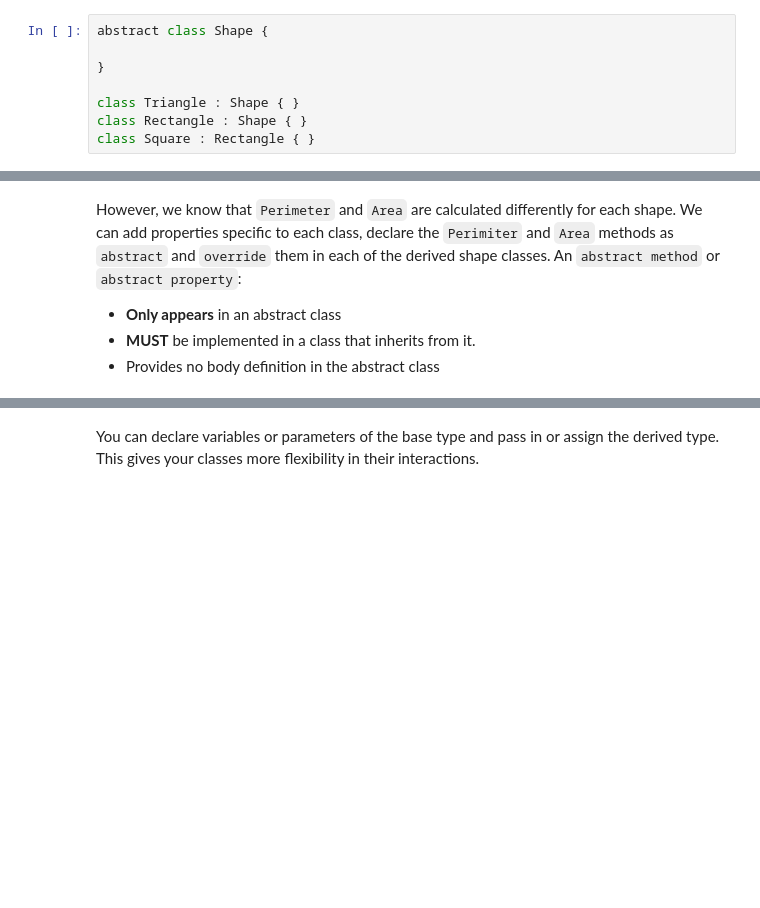
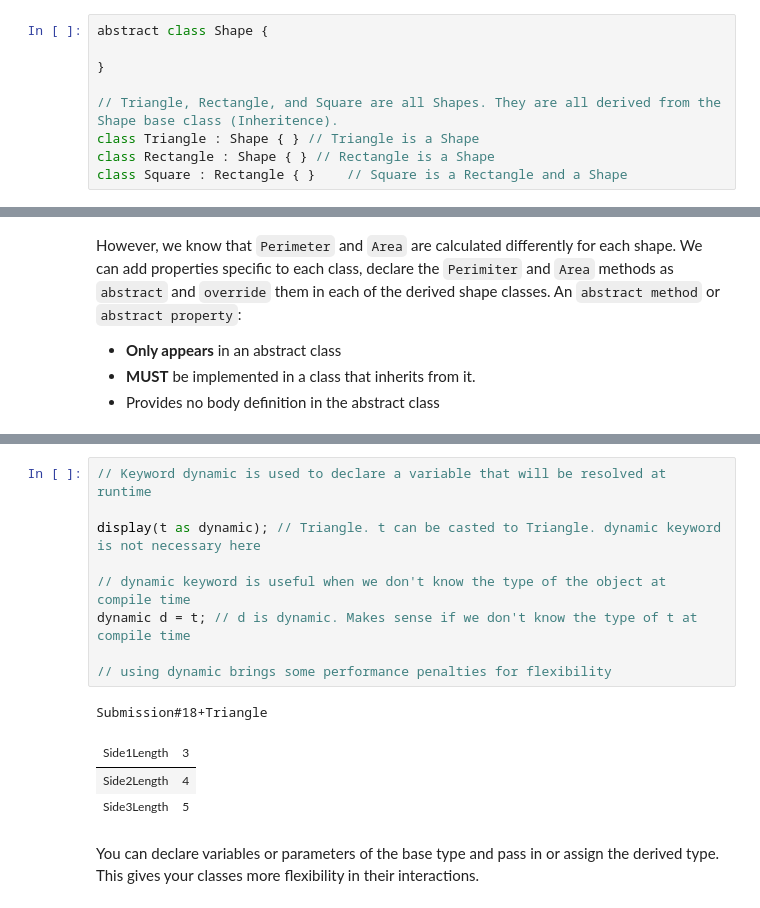
Before and after one commit to ocakbora/csharp_with_csharpfritz, a Jupyter notebook: notebooks/0108-InterfacesErrorHandling.ipynb, the cells around one changed output, grey strips where cells are left out. Drawn from its saved outputs; the diff is of its cells as text; blank space fills up the shorter version.

```diff
--- a/notebooks/0108-InterfacesErrorHandling.ipynb
+++ b/notebooks/0108-InterfacesErrorHandling.ipynb
@@ -6,14 +6,15 @@ We've talked about the `protected` keyword and seen some interfaces in previous
 ## Abstract Classes
 
 Everything in C# is an object.  A class in C# can derive from another class in a **is a** relationship.  Let's look at the common Shape sample:
-# %%
-abstract class Shape {
-
-}
-
-class Triangle : Shape { }
-class Rectangle : Shape { }
-class Square : Rectangle { }
+# %%
+abstract class Shape {
+
+}
+
+// Triangle, Rectangle, and Square are all Shapes. They are all derived from the Shape base class (Inheritence).
+class Triangle : Shape { } // Triangle is a Shape
+class Rectangle : Shape { } // Rectangle is a Shape
+class Square : Rectangle { }    // Square is a Rectangle and a Shape
 # %% [markdown]
 In C#, we declare a class is abstract with the `abstract` keyword.  This prevents anyone from being able to create this type of class directly and they can only `inherit` from it using the `: ClassName` notation you see in `Triangle`, `Rectangle`, and `Square`.  `Square` inherits from Rectangle so a `Square` **is a** `Rectangle` and also a `Shape`
 
@@ -94,3 +145,17 @@ display(rect.Perimeter());
+# %%
+// Keyword dynamic is used to declare a variable that will be resolved at runtime
+
+display(t as dynamic); // Triangle. t can be casted to Triangle. dynamic keyword is not necessary here
+
+// dynamic keyword is useful when we don't know the type of the object at compile time
+dynamic d = t; // d is dynamic. Makes sense if we don't know the type of t at compile time
+
+// using dynamic brings some performance penalties for flexibility
+# %% [output]
+Submission#18+Triangle
+| Side1Length | 3 |
+| Side2Length | 4 |
+| Side3Length | 5 |
 # %% [markdown]
 You can declare variables or parameters of the base type and pass in or assign the derived type.  This gives your classes more flexibility in their interactions.
 # %%
```
Also changed, not shown: parts of 24 cells of this notebook, 4 other files.
